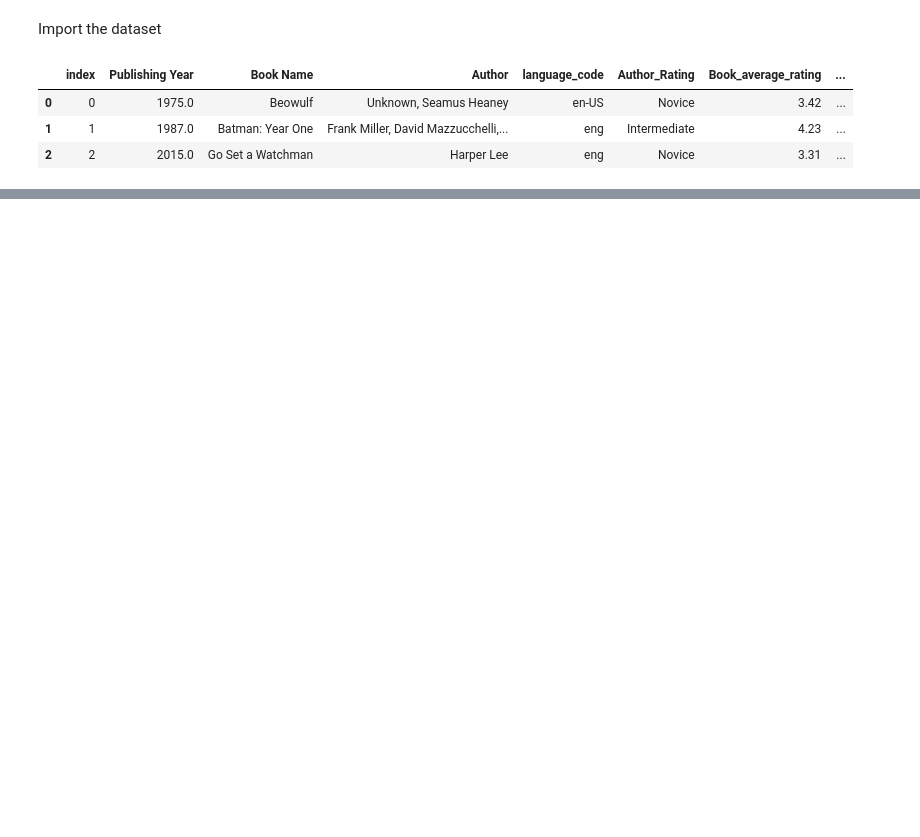
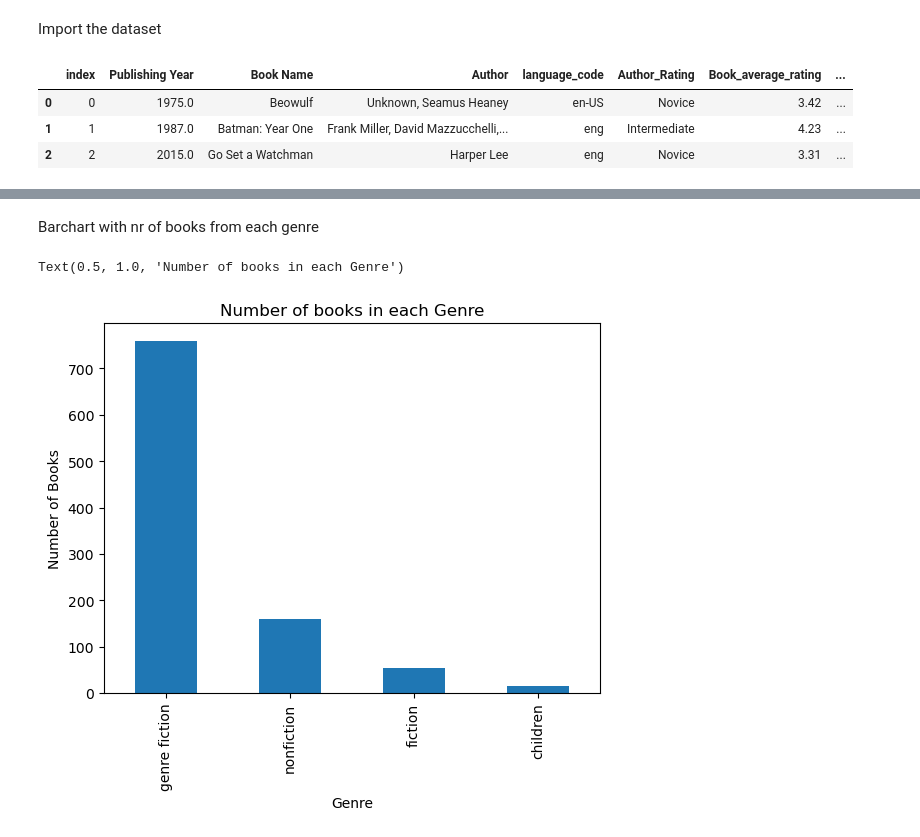
Before and after one commit to NoMercy17/data_analyzing, a Jupyter notebook: book_sales_dataset.ipynb, the cells around one changed output, grey strips where cells are left out. Drawn from its saved outputs; the diff is of its cells as text; code cells hidden in the pictures; blank space fills up the shorter version.

```diff
--- a/book_sales_dataset.ipynb
+++ b/book_sales_dataset.ipynb
@@ -21,0 +100,10 @@ df.head(3)
+# %% [markdown]
+Barchart with nr of books from each genre
+# %%
+df['genre'].value_counts().plot(kind='bar')
+plt.xlabel('Genre')
+plt.ylabel('Number of Books')
+plt.title('Number of books in each Genre')
+# %% [output]
+Text(0.5, 1.0, 'Number of books in each Genre')
+[figure, added]
```
Also changed, not shown: parts of 11 cells of this notebook.
